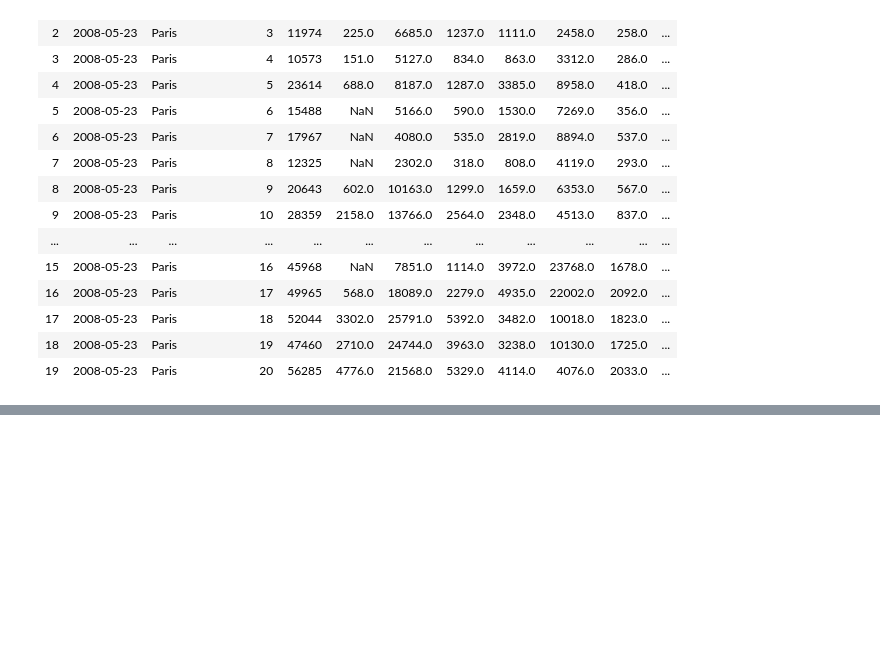
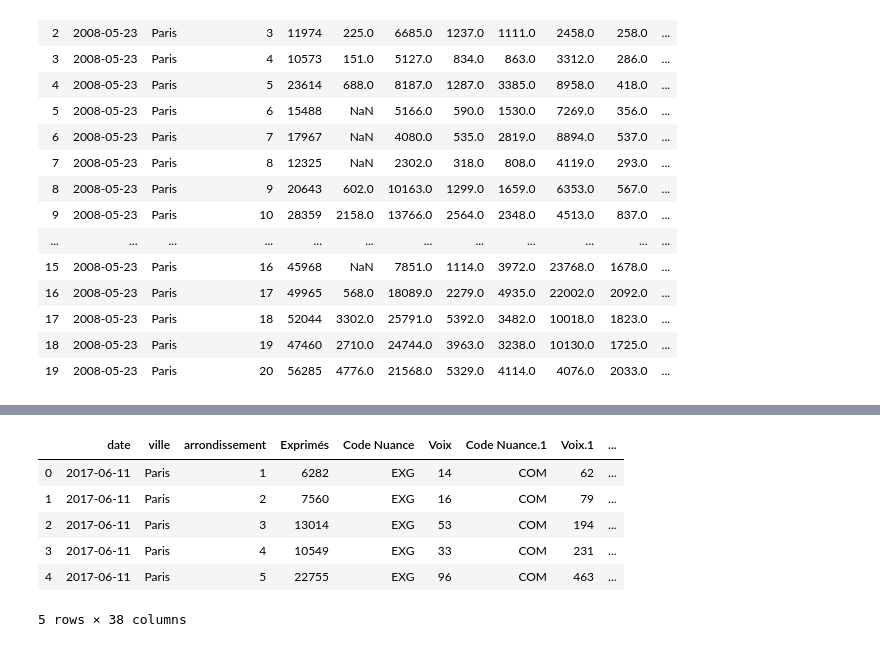
Before and after one commit to pollsposition/models, a Jupyter notebook: fondamentaux/munic_format_data.ipynb, the cells around one changed output, grey strips where cells are left out. Saved outputs shown, nothing was run; the diff lists cells and outputs as text; code cells hidden in the pictures; blank space fills up the shorter version.

```diff
--- a/fondamentaux/munic_format_data.ipynb
+++ b/fondamentaux/munic_format_data.ipynb
@@ -281,0 +283,37 @@ df
+# %%
+def load_and_clean(election: str) -> pd.DataFrame:
+    """
+    Load file for given election, select only Paris, add election date and label arrondissements.
+    """
+    if "pres" in election:
+        header = 3
+        sheet = "Canton Tour 1"
+        date = "2017-04-23"
+    elif "leg" in election:
+        header = 2
+        sheet = "Cantons T1"
+        date = "2017-06-11"
+
+    df = pd.read_excel(
+        f"data/election_results_1st_round/{election}", header=header, sheet_name=sheet
+    ).rename(columns={"Libellé du département": "ville"})
+    df = df[df.ville == "Paris"].reset_index(drop=True)
+    df["date"] = pd.to_datetime(date)
+    df["arrondissement"] = range(1, 21)
+
+    return df
+
+
+def select_columns(df: pd.DataFrame, party_col: str) -> pd.DataFrame:
+    """
+    party_col: either 'Nom' or 'Code Nuance',
+    depending on presidential or legislative
+    """
+    subset = ["date", "ville", "arrondissement", "Exprimés"]
+    for n, s in zip(
+        df.filter(like=party_col).columns, df.columns[df.columns.str.startswith("Voix")]
+    ):
+        subset.append(n)
+        subset.append(s)
+
+    return df[subset]
@@ -281,0 +358,12 @@ df
+# %%
+l = load_and_clean("leg2017.xlsx")
+l = select_columns(l, "Code Nuance")
+l.head()
+# %% [output]
+|  | date | ville | arrondissement | Exprimés | Code Nuance | Voix | Code Nuance.1 | Voix.1 | ... |
+| 0 | 2017-06-11 | Paris | 1 | 6282 | EXG | 14 | COM | 62 | ... |
+| 1 | 2017-06-11 | Paris | 2 | 7560 | EXG | 16 | COM | 79 | ... |
+| 2 | 2017-06-11 | Paris | 3 | 13014 | EXG | 53 | COM | 194 | ... |
+| 3 | 2017-06-11 | Paris | 4 | 10549 | EXG | 33 | COM | 231 | ... |
+| 4 | 2017-06-11 | Paris | 5 | 22755 | EXG | 96 | COM | 463 | ... |
+5 rows × 38 columns
```
Also changed, not shown: parts of 18 cells of this notebook, 1 other file.
